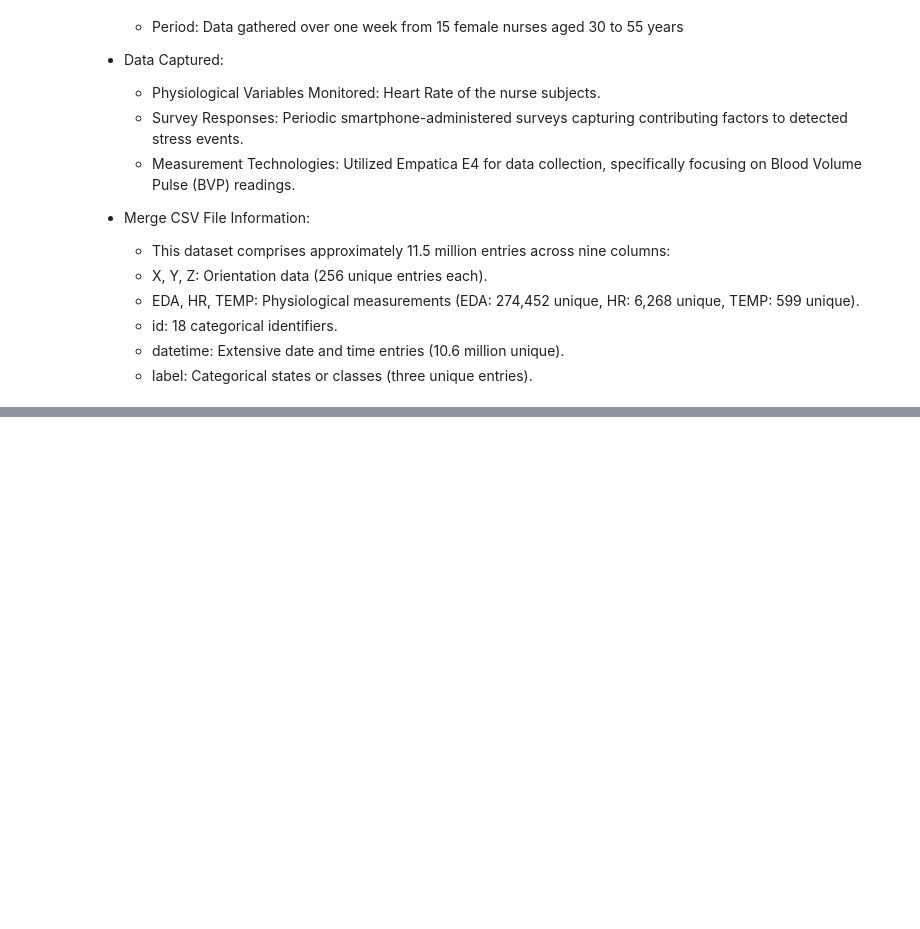
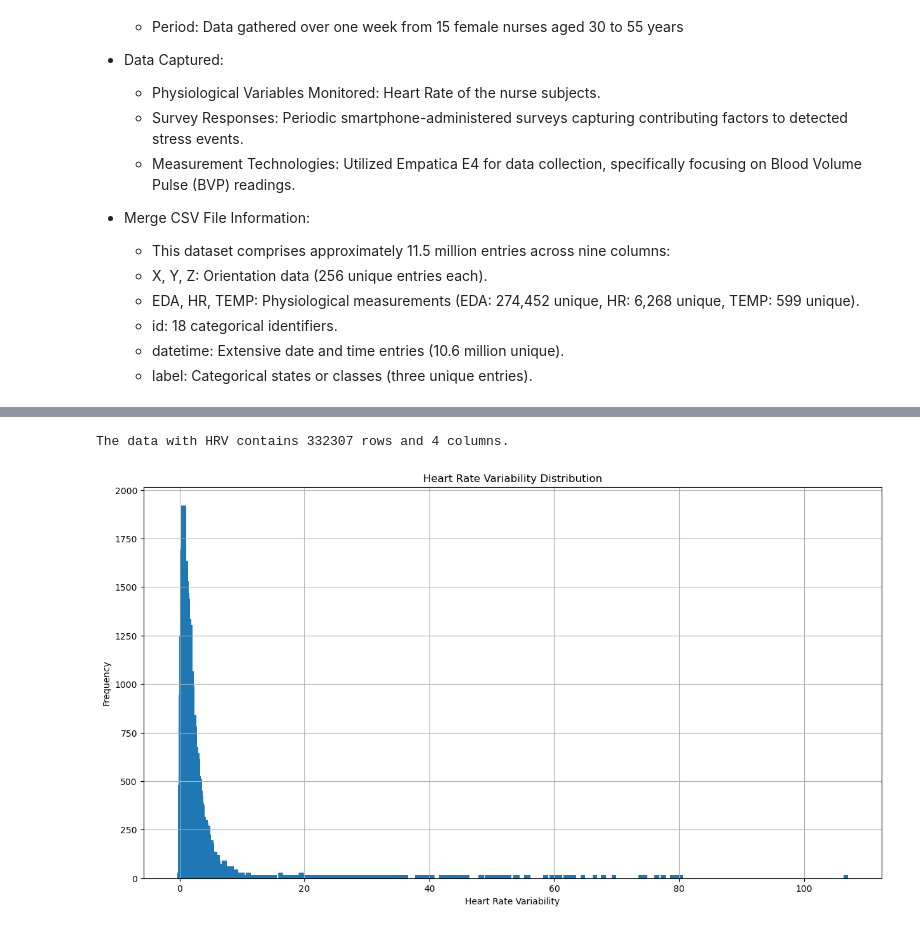
Before and after one commit to StamatisOrfanos/Stress_Detection, a Jupyter notebook: preprocessing.ipynb, the cells around one changed output, grey strips where cells are left out. Saved outputs shown, nothing was run; the diff lists cells and outputs as text; code cells hidden in the pictures; blank space fills up the shorter version.

```diff
--- a/preprocessing.ipynb
+++ b/preprocessing.ipynb
@@ -91,8 +97,6 @@ print("The downsamples data contains {} rows and {} columns.".format(df_downsamp
 # %%
 # Load the downsampled data
-downsampled_path = os.path.join(data_path, "Healthcare/downsampled.csv")
-data_pd = pd.read_csv(downsampled_path)
-
+data_pd = pd.read_csv(os.path.join(data_path, "Healthcare/resampled_data.csv"))
 heart_rates = data_pd["HR"].value_counts()
 labels = data_pd["label"].value_counts()
 
@@ -126,25 +137,44 @@ axs[1].set_xticklabels(labels.index.astype(int))
 # %%
 # Create a new column for HRV, calculate the difference between consecutive heart rates every 15 seconds
 step = 15
 
 # New HRV column to be filled
 hrv_values = []
 
 for i in range(0, len(data_pd), step):
     chunk = data_pd.iloc[i:i+step]
     if len(chunk) == step:
         hr_list = chunk["HR"].tolist()
         ts_list = chunk["datetime"].astype(str).tolist()
         hrv_result = compute_hrv_from_heart_rate(hr_list, windowed=False, timestamps=ts_list)
         hrv_rmssd = hrv_result["rmssd"]
         hrv_values.extend([hrv_rmssd] * 15)
     else:
         hrv_values.extend([np.nan] * len(chunk))
 
 # Assign to new column
 data_pd["HRV"] = hrv_values
 
 # Export the data and delete downsampled data
 data_pd = data_pd[["HR", "HRV", "datetime", "label"]]
 data_pd.to_csv(os.path.join(data_path, "Healthcare/hrv.csv"), index=False)
-os.remove(os.path.join(data_path, "Healthcare/downsampled.csv"))
+print("The data with HRV contains {} rows and {} columns.".format(data_pd.shape[0], data_pd.shape[1]))
+
+# Plot statistical data for the dataset
+hrvs = data_pd["HRV"].value_counts()
+nrows = 1
+ncols = 1
+
+fig, axs = plt.subplots(nrows, ncols, figsize=(15, 8))
+
+axs.bar(hrvs.index, hrvs.values)
+axs.set_title("Heart Rate Variability Distribution")
+axs.set_xlabel("Heart Rate Variability")
+axs.set_ylabel("Frequency")
+axs.grid()
+
+# Detete the resampled data
+os.remove(os.path.join(data_path, "Healthcare/resampled_data.csv"))
+# %% [output]
+The data with HRV contains 332307 rows and 4 columns.
+[figure, added]
```
Also changed, not shown: parts of 6 cells of this notebook, 2 other files.
